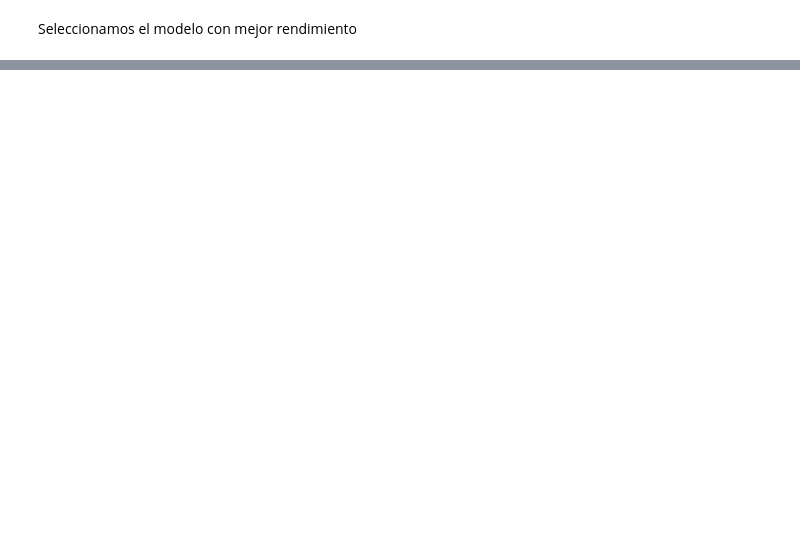
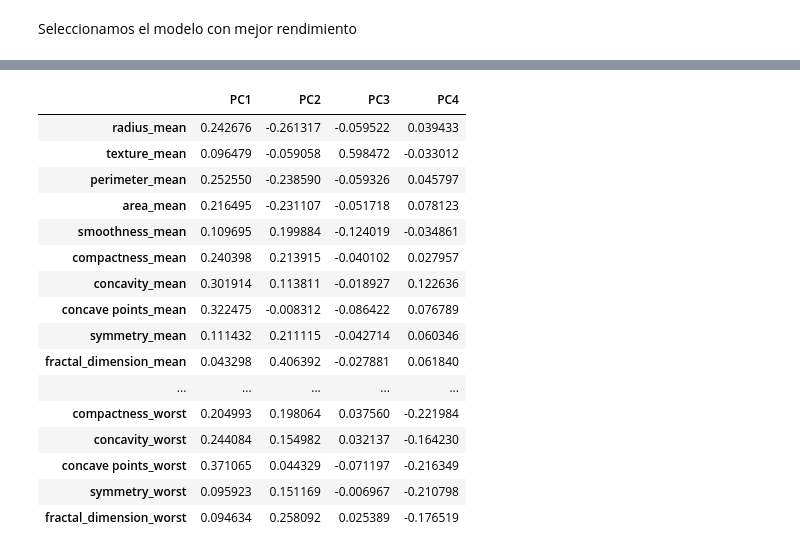
Before and after one commit to cirman/Proyecto_machine_learning, a Jupyter notebook: mynewbook/_build/html/_sources/notebooks.ipynb, the cells around one changed output, grey strips where cells are left out. Cells and saved outputs as stored; diff of their text form; code cells hidden in the pictures; blank space fills up the shorter version.

```diff
--- a/mynewbook/_build/html/_sources/notebooks.ipynb
+++ b/mynewbook/_build/html/_sources/notebooks.ipynb
@@ -290,0 +303,24 @@ Best cross-validation score: 1.00
+# %%
+pd.DataFrame(
+    data=np.transpose(pca.components_),
+    columns=["PC1","PC2","PC3","PC4"],
+    index=samples.columns
+)
+# %% [output]
+|  | PC1 | PC2 | PC3 | PC4 |
+| radius_mean | 0.242676 | -0.261317 | -0.059522 | 0.039433 |
+| texture_mean | 0.096479 | -0.059058 | 0.598472 | -0.033012 |
+| perimeter_mean | 0.252550 | -0.238590 | -0.059326 | 0.045797 |
+| area_mean | 0.216495 | -0.231107 | -0.051718 | 0.078123 |
+| smoothness_mean | 0.109695 | 0.199884 | -0.124019 | -0.034861 |
+| compactness_mean | 0.240398 | 0.213915 | -0.040102 | 0.027957 |
+| concavity_mean | 0.301914 | 0.113811 | -0.018927 | 0.122636 |
+| concave points_mean | 0.322475 | -0.008312 | -0.086422 | 0.076789 |
+| symmetry_mean | 0.111432 | 0.211115 | -0.042714 | 0.060346 |
+| fractal_dimension_mean | 0.043298 | 0.406392 | -0.027881 | 0.061840 |
+| ... | ... | ... | ... | ... |
+| compactness_worst | 0.204993 | 0.198064 | 0.037560 | -0.221984 |
+| concavity_worst | 0.244084 | 0.154982 | 0.032137 | -0.164230 |
+| concave points_worst | 0.371065 | 0.044329 | -0.071197 | -0.216349 |
+| symmetry_worst | 0.095923 | 0.151169 | -0.006967 | -0.210798 |
+| fractal_dimension_worst | 0.094634 | 0.258092 | 0.025389 | -0.176519 |
```
Also changed, not shown: parts of 12 cells of this notebook, 10 other files.
